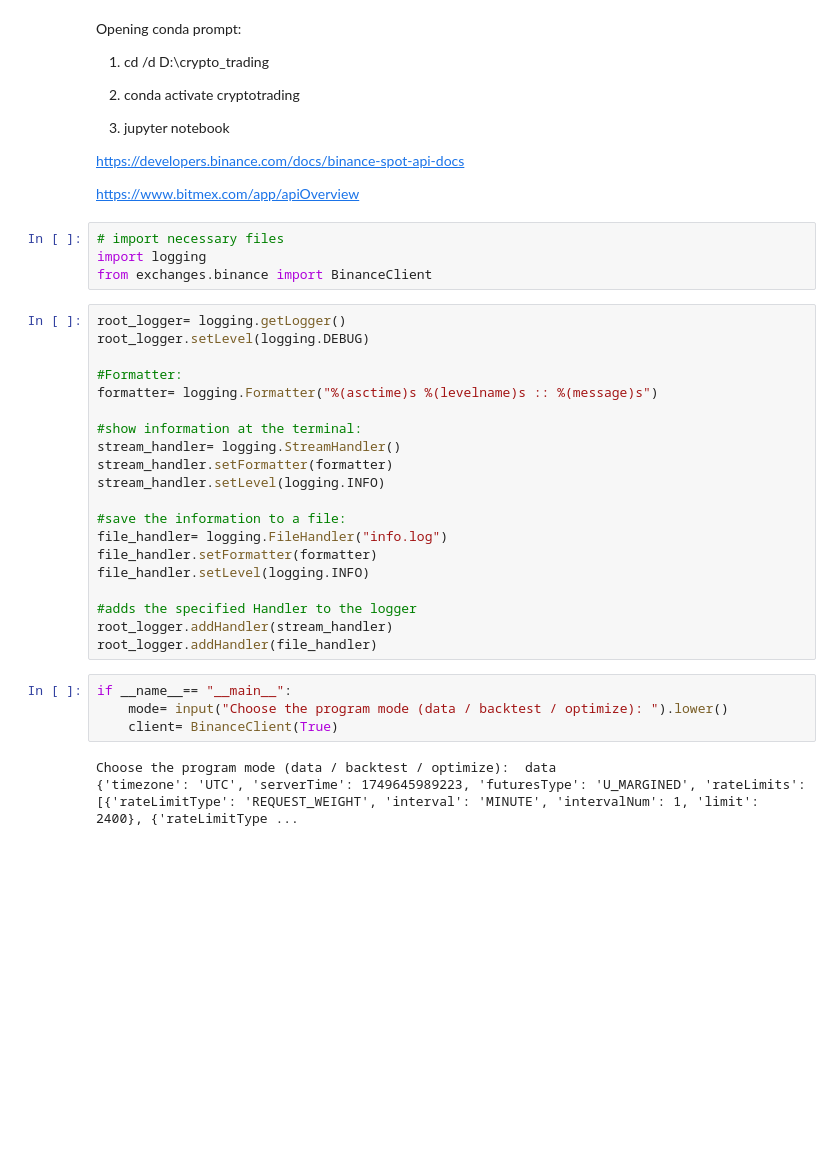
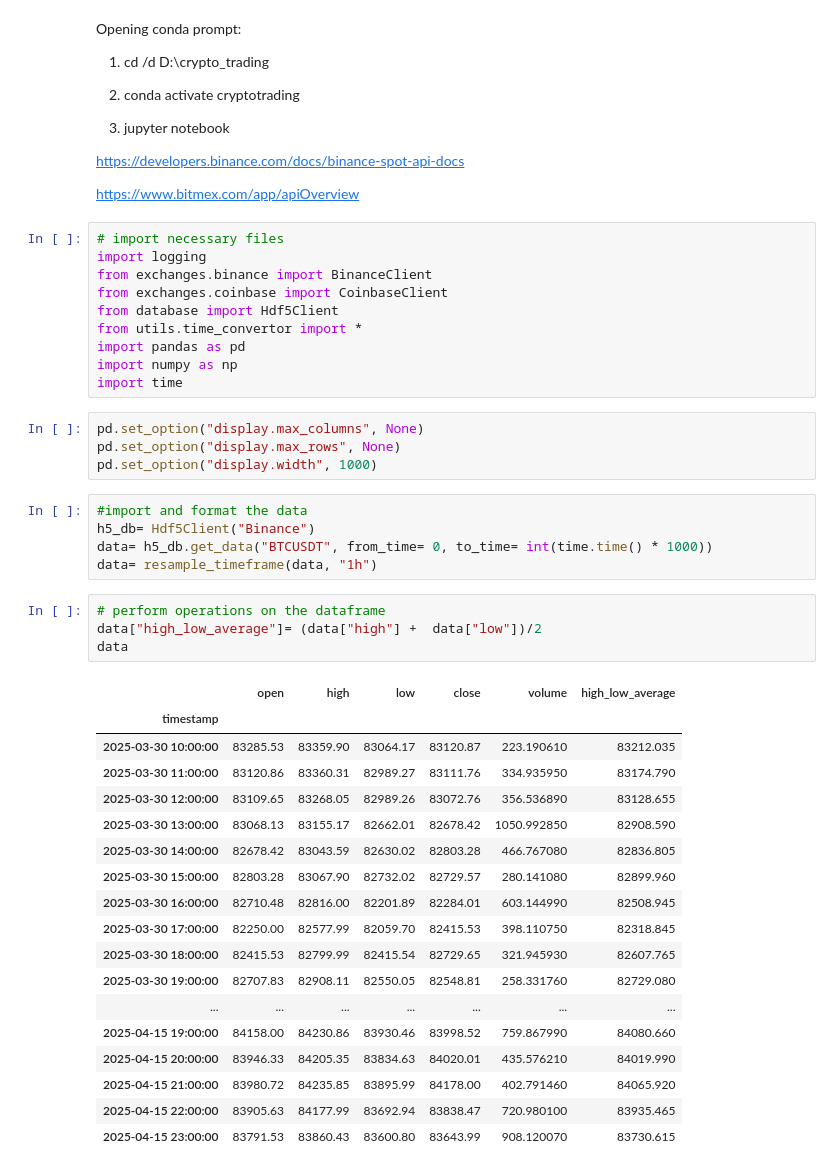
Before and after one commit to Namrota/crypto_backtesting, a Jupyter notebook: crypto_backtesting_v1.ipynb, the cells around one changed output. Saved outputs shown, nothing was run; the diff lists cells and outputs as text; blank space fills up the shorter version.

Commit message:
jupyter notebook for the backtesting_cryptocurrency

```diff
--- a/crypto_backtesting_v1.ipynb
+++ b/crypto_backtesting_v1.ipynb
@@ -17,30 +17,41 @@ https://www.bitmex.com/app/apiOverview
 # import necessary files
 import logging
 from exchanges.binance import BinanceClient
+from exchanges.coinbase import CoinbaseClient
+from database import Hdf5Client
+from utils.time_convertor import *
+import pandas as pd
+import numpy as np
+import time
 # %%
-root_logger= logging.getLogger()
-root_logger.setLevel(logging.DEBUG)
-
-#Formatter:
-formatter= logging.Formatter("%(asctime)s %(levelname)s :: %(message)s")
-
-#show information at the terminal:
-stream_handler= logging.StreamHandler()
-stream_handler.setFormatter(formatter)
-stream_handler.setLevel(logging.INFO)
-
-#save the information to a file:
-file_handler= logging.FileHandler("info.log")
-file_handler.setFormatter(formatter)
-file_handler.setLevel(logging.INFO)
-
-#adds the specified Handler to the logger
-root_logger.addHandler(stream_handler)
-root_logger.addHandler(file_handler)
+pd.set_option("display.max_columns", None)
+pd.set_option("display.max_rows", None)
+pd.set_option("display.width", 1000)
 # %%
-if __name__== "__main__":
-    mode= input("Choose the program mode (data / backtest / optimize): ").lower()
-    client= BinanceClient(True)
+#import and format the data
+h5_db= Hdf5Client("Binance")
+data= h5_db.get_data("BTCUSDT", from_time= 0, to_time= int(time.time() * 1000))
+data= resample_timeframe(data, "1h")
-# %% [output]
-Choose the program mode (data / backtest / optimize):  data
-{'timezone': 'UTC', 'serverTime': 1749645989223, 'futuresType': 'U_MARGINED', 'rateLimits': [{'rateLimitType': 'REQUEST_WEIGHT', 'interval': 'MINUTE', 'intervalNum': 1, 'limit': 2400}, {'rateLimitType ...
+# %%
+# perform operations on the dataframe
+data["high_low_average"]= (data["high"] +  data["low"])/2
+data
+# %% [output]
+|  | open | high | low | close | volume | high_low_average |
+| timestamp |  |  |  |  |  |  |
+| 2025-03-30 10:00:00 | 83285.53 | 83359.90 | 83064.17 | 83120.87 | 223.190610 | 83212.035 |
+| 2025-03-30 11:00:00 | 83120.86 | 83360.31 | 82989.27 | 83111.76 | 334.935950 | 83174.790 |
+| 2025-03-30 12:00:00 | 83109.65 | 83268.05 | 82989.26 | 83072.76 | 356.536890 | 83128.655 |
+| 2025-03-30 13:00:00 | 83068.13 | 83155.17 | 82662.01 | 82678.42 | 1050.992850 | 82908.590 |
+| 2025-03-30 14:00:00 | 82678.42 | 83043.59 | 82630.02 | 82803.28 | 466.767080 | 82836.805 |
+| 2025-03-30 15:00:00 | 82803.28 | 83067.90 | 82732.02 | 82729.57 | 280.141080 | 82899.960 |
+| 2025-03-30 16:00:00 | 82710.48 | 82816.00 | 82201.89 | 82284.01 | 603.144990 | 82508.945 |
+| 2025-03-30 17:00:00 | 82250.00 | 82577.99 | 82059.70 | 82415.53 | 398.110750 | 82318.845 |
+| 2025-03-30 18:00:00 | 82415.53 | 82799.99 | 82415.54 | 82729.65 | 321.945930 | 82607.765 |
+| 2025-03-30 19:00:00 | 82707.83 | 82908.11 | 82550.05 | 82548.81 | 258.331760 | 82729.080 |
+| ... | ... | ... | ... | ... | ... | ... |
+| 2025-04-15 19:00:00 | 84158.00 | 84230.86 | 83930.46 | 83998.52 | 759.867990 | 84080.660 |
+| 2025-04-15 20:00:00 | 83946.33 | 84205.35 | 83834.63 | 84020.01 | 435.576210 | 84019.990 |
+| 2025-04-15 21:00:00 | 83980.72 | 84235.85 | 83895.99 | 84178.00 | 402.791460 | 84065.920 |
+| 2025-04-15 22:00:00 | 83905.63 | 84177.99 | 83692.94 | 83838.47 | 720.980100 | 83935.465 |
+| 2025-04-15 23:00:00 | 83791.53 | 83860.43 | 83600.80 | 83643.99 | 908.120070 | 83730.615 |
```
Also changed, not shown: parts of 2 cells of this notebook.
